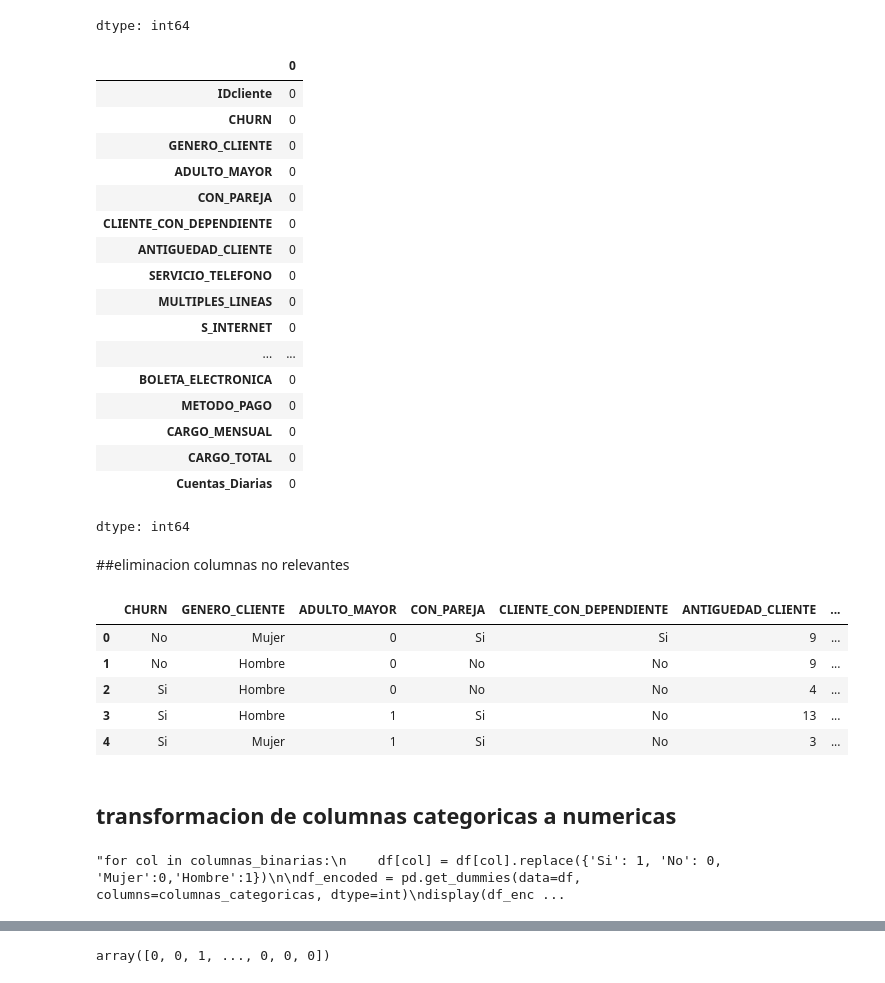
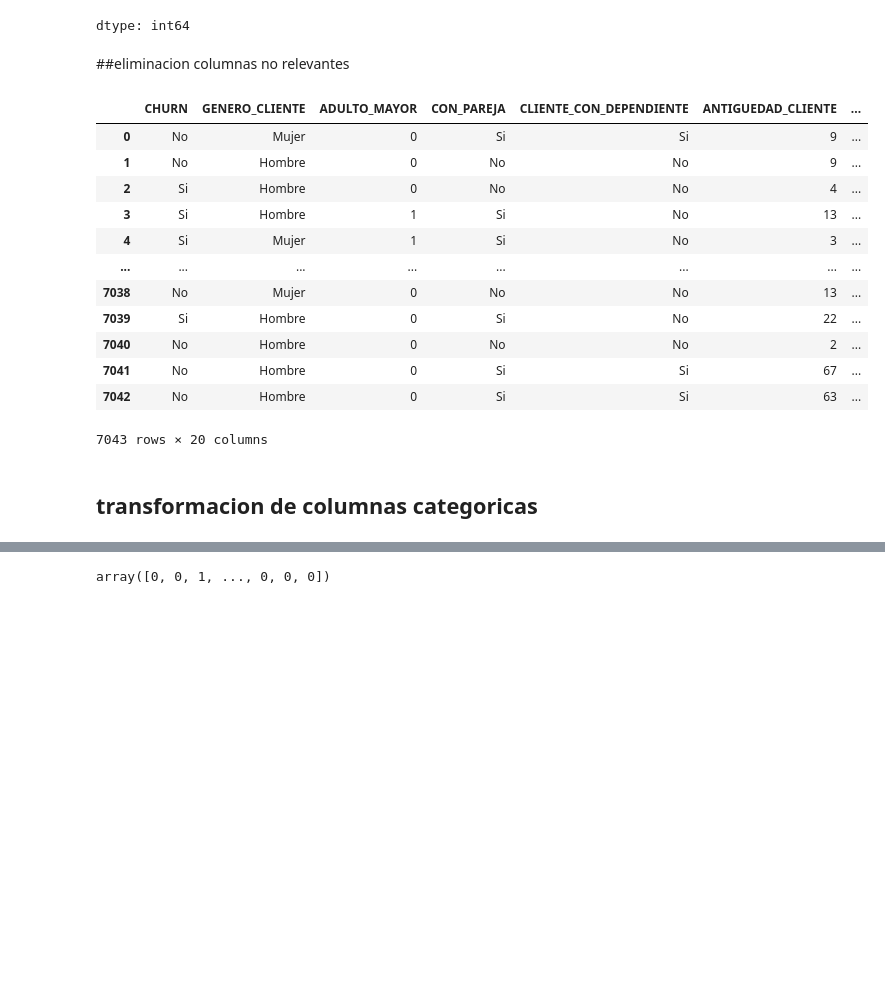
Before and after one commit to raohxxx/Telecom-2-challenge, a Jupyter notebook: telecomX2.ipynb, the cells around one changed output, grey strips where cells are left out. Saved outputs shown, nothing was run; the diff lists cells and outputs as text; code cells hidden in the pictures; blank space fills up the shorter version.

```diff
--- a/telecomX2.ipynb
+++ b/telecomX2.ipynb
@@ -59,41 +62,24 @@ df.isna().sum()
 | CARGO_TOTAL | 0 |
 | Cuentas_Diarias | 0 |
 dtype: int64
-# %%
-#cambiando los valores vacios a 0
-mask=df['CARGO_TOTAL'].isna()
-# validado para archivo anterior df.loc[mask,'account.Charges.Total']=0
-df.isna().sum()
-# %% [output]
-|  | 0 |
-| IDcliente | 0 |
-| CHURN | 0 |
-| GENERO_CLIENTE | 0 |
-| ADULTO_MAYOR | 0 |
-| CON_PAREJA | 0 |
-| CLIENTE_CON_DEPENDIENTE | 0 |
-| ANTIGUEDAD_CLIENTE | 0 |
-| SERVICIO_TELEFONO | 0 |
-| MULTIPLES_LINEAS | 0 |
-| S_INTERNET | 0 |
-| ... | ... |
-| BOLETA_ELECTRONICA | 0 |
-| METODO_PAGO | 0 |
-| CARGO_MENSUAL | 0 |
-| CARGO_TOTAL | 0 |
-| Cuentas_Diarias | 0 |
-dtype: int64
 # %% [markdown]
 ##eliminacion columnas no relevantes
 # %%
 df=df.drop( columns=['IDcliente','Cuentas_Diarias'])
-df.head()
+df
 # %% [output]
 |  | CHURN | GENERO_CLIENTE | ADULTO_MAYOR | CON_PAREJA | CLIENTE_CON_DEPENDIENTE | ANTIGUEDAD_CLIENTE | ... |
 | 0 | No | Mujer | 0 | Si | Si | 9 | ... |
 | 1 | No | Hombre | 0 | No | No | 9 | ... |
 | 2 | Si | Hombre | 0 | No | No | 4 | ... |
 | 3 | Si | Hombre | 1 | Si | No | 13 | ... |
 | 4 | Si | Mujer | 1 | Si | No | 3 | ... |
+| ... | ... | ... | ... | ... | ... | ... | ... |
+| 7038 | No | Mujer | 0 | No | No | 13 | ... |
+| 7039 | Si | Hombre | 0 | Si | No | 22 | ... |
+| 7040 | No | Hombre | 0 | No | No | 2 | ... |
+| 7041 | No | Hombre | 0 | Si | Si | 67 | ... |
+| 7042 | No | Hombre | 0 | Si | Si | 63 | ... |
+7043 rows × 20 columns
 # %% [markdown]
-## transformacion de columnas categoricas a numericas
+## transformacion de columnas categoricas
@@ -105,10 +85,0 @@ columnas_categoricas=['S_INTERNET','SEGURIDAD_ONLINE','RESPALDO_ONLINE','PROTECC
-# %%
-columnas_binarias = ['CHURN', 'GENERO_CLIENTE', 'CON_PAREJA', 'CLIENTE_CON_DEPENDIENTE', 'SERVICIO_TELEFONO','MULTIPLES_LINEAS','BOLETA_ELECTRONICA']
-columnas_numericas=['CARGO_MENSUAL','CARGO_TOTAL']
-'''for col in columnas_binarias:
-    df[col] = df[col].replace({'Si': 1, 'No': 0, 'Mujer':0,'Hombre':1})
-
-df_encoded = pd.get_dummies(data=df, columns=columnas_categoricas, dtype=int)
-display(df_encoded.sample(5))'''
-# %% [output]
-"for col in columnas_binarias:\n    df[col] = df[col].replace({'Si': 1, 'No': 0, 'Mujer':0,'Hombre':1})\n\ndf_encoded = pd.get_dummies(data=df, columns=columnas_categoricas, dtype=int)\ndisplay(df_enc ...
```
Also changed, not shown: parts of 20 cells of this notebook.
